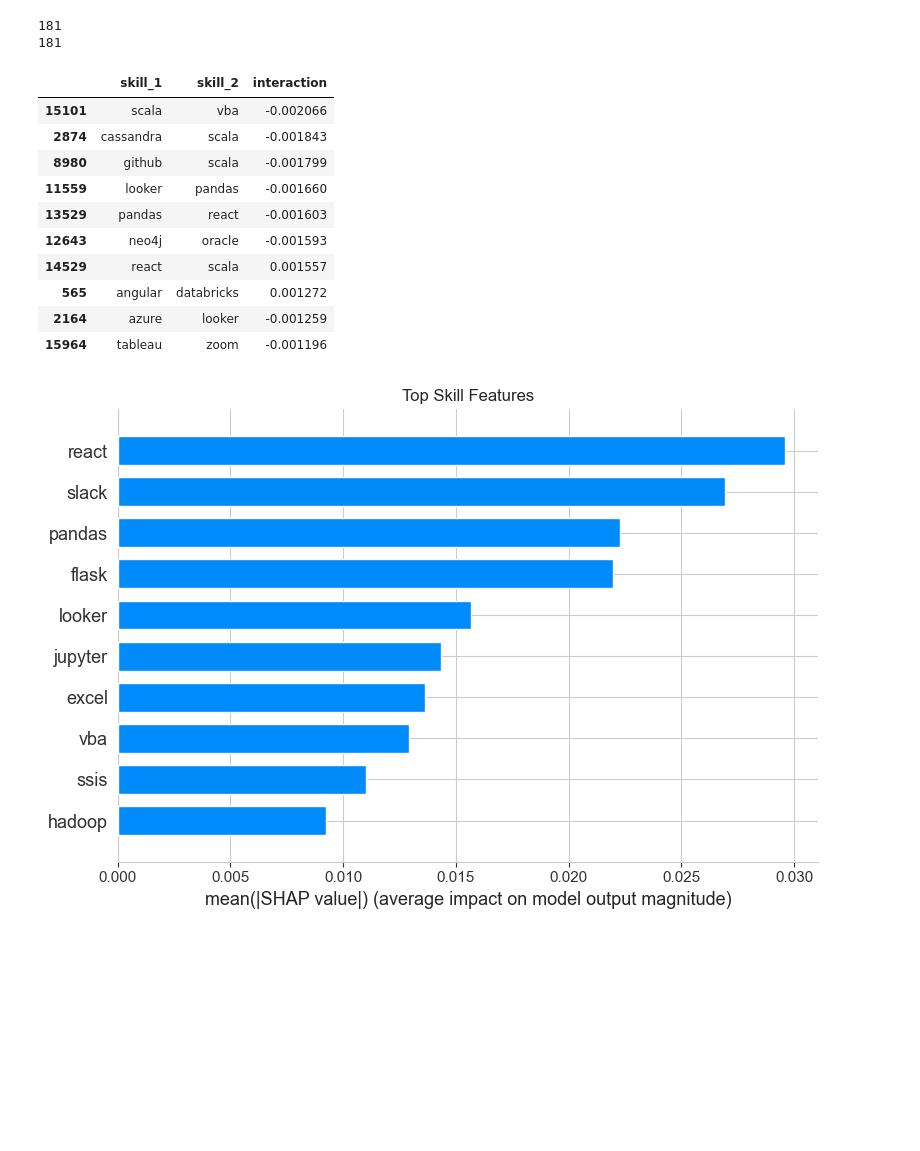
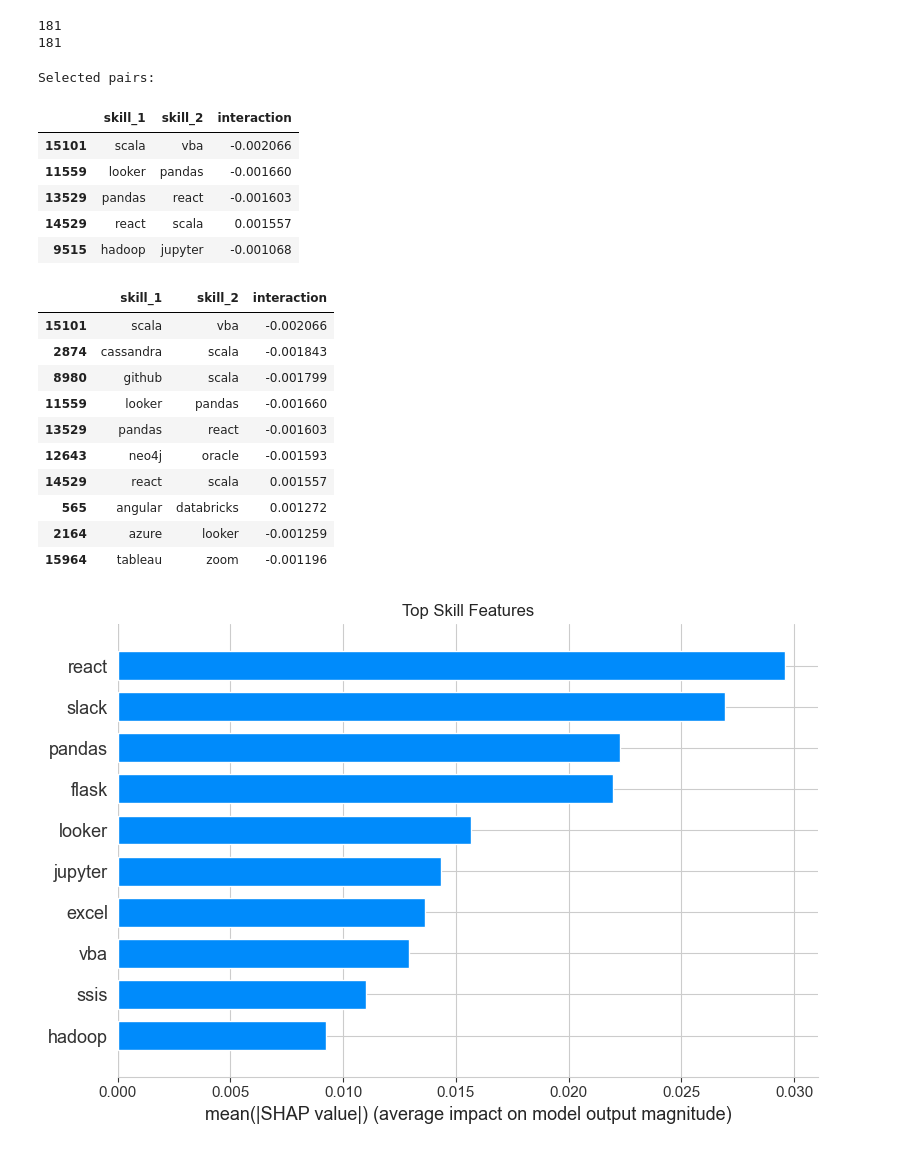
Before and after one commit to miguelcaeg/LT10_MLThesisProject, a Jupyter notebook: model explainability.ipynb, the cells around one changed output. Saved outputs shown, nothing was run; the diff lists cells and outputs as text; code cells hidden in the pictures; blank space fills up the shorter version.

```diff
--- a/model explainability.ipynb
+++ b/model explainability.ipynb
@@ -1630,36 +1630,64 @@ print(len(skill_indices))
 # %%
 interaction_matrix = shap_interaction_values[:, skill_indices, :][:, :, skill_indices]
 
 mean_interactions = interaction_matrix.mean(axis=0)
 
 pairs = []
 for i in range(len(skill_cols)):
     for j in range(i+1, len(skill_cols)):
         pairs.append({
             "skill_1": skill_cols[i],
             "skill_2": skill_cols[j],
             "interaction": mean_interactions[i, j]
         })
 
 interaction_pairs_df = pd.DataFrame(pairs)
 
 top_pairs = interaction_pairs_df.reindex(
     interaction_pairs_df["interaction"].abs().sort_values(ascending=False).index
 )
 
+# ============================================================
+# FILTER INTERACTIONS TO TOP SKILLS
+# ============================================================
+
+filtered_pairs = top_pairs[
+    top_pairs["skill_1"].isin(top_skills) &
+    top_pairs["skill_2"].isin(top_skills)
+].copy()
+
+# remove duplicates (same skill twice)
+filtered_pairs = filtered_pairs[
+    filtered_pairs["skill_1"] != filtered_pairs["skill_2"]
+]
+
+# select final pairs
+NUM_PAIRS = 5
+selected_pairs = filtered_pairs.head(NUM_PAIRS)
+
+print("Selected pairs:")
+display(selected_pairs)
+
 display(top_pairs.head(10))
 # %% [output]
+Selected pairs:
 |  | skill_1 | skill_2 | interaction |
 | 15101 | scala | vba | -0.002066 |
-| 2874 | cassandra | scala | -0.001843 |
-| 8980 | github | scala | -0.001799 |
 | 11559 | looker | pandas | -0.001660 |
 | 13529 | pandas | react | -0.001603 |
-| 12643 | neo4j | oracle | -0.001593 |
 | 14529 | react | scala | 0.001557 |
-| 565 | angular | databricks | 0.001272 |
-| 2164 | azure | looker | -0.001259 |
-| 15964 | tableau | zoom | -0.001196 |
+| 9515 | hadoop | jupyter | -0.001068 |
+|  | skill_1 | skill_2 | interaction |
+| 15101 | scala | vba | -0.002066 |
+| 2874 | cassandra | scala | -0.001843 |
+| 8980 | github | scala | -0.001799 |
+| 11559 | looker | pandas | -0.001660 |
+| 13529 | pandas | react | -0.001603 |
+| 12643 | neo4j | oracle | -0.001593 |
+| 14529 | react | scala | 0.001557 |
+| 565 | angular | databricks | 0.001272 |
+| 2164 | azure | looker | -0.001259 |
+| 15964 | tableau | zoom | -0.001196 |
 # %%
 plt.figure(figsize=(10,6))
 
```
Also changed, not shown: parts of 16 cells of this notebook.
